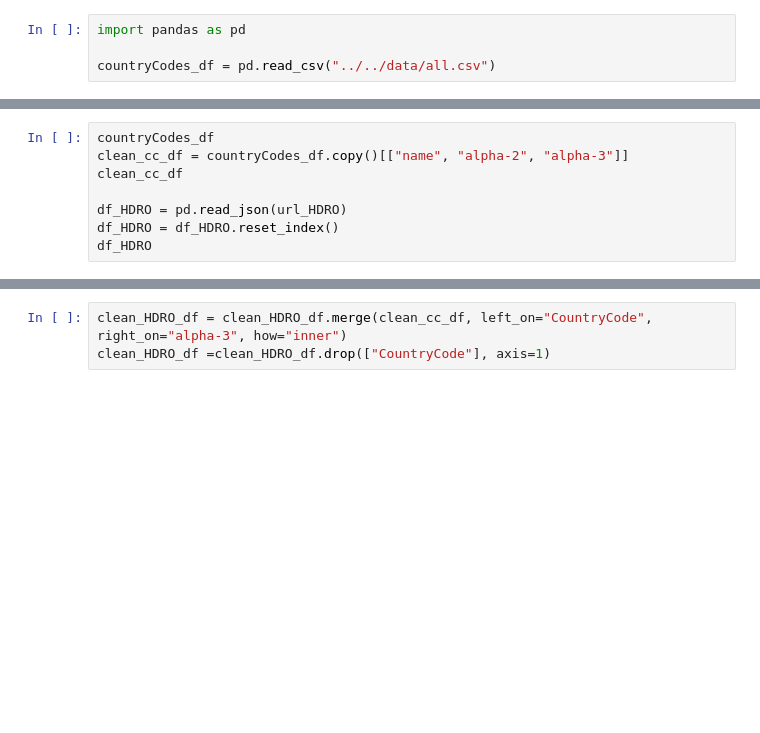
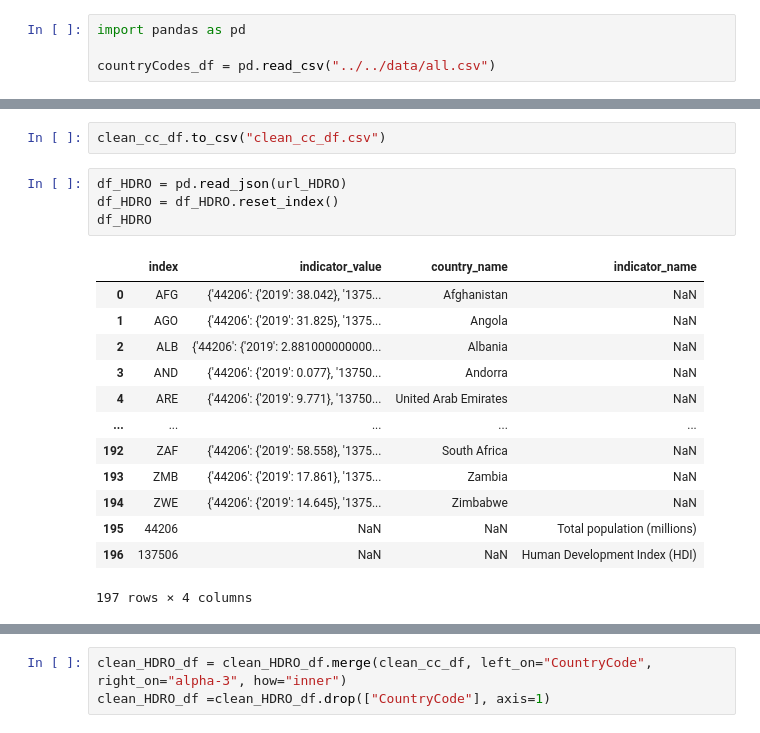
Before and after one commit to P219-C/2_project-visualization, a Jupyter notebook: static/python/project2_notebook.ipynb, the cells around one changed output, grey strips where cells are left out. Cells and saved outputs as stored; diff of their text form; blank space fills up the shorter version.

```diff
--- a/static/python/project2_notebook.ipynb
+++ b/static/python/project2_notebook.ipynb
@@ -31,11 +41,23 @@ countryCodes_df = pd.read_csv("../../data/all.csv")
+# %%
+clean_cc_df.to_csv("clean_cc_df.csv")
 # %%
-countryCodes_df
-clean_cc_df = countryCodes_df.copy()[["name", "alpha-2", "alpha-3"]]
-clean_cc_df
-
 df_HDRO = pd.read_json(url_HDRO)
 df_HDRO = df_HDRO.reset_index()
 df_HDRO
+# %% [output]
+|  | index | indicator_value | country_name | indicator_name |
+| 0 | AFG | {'44206': {'2019': 38.042}, '1375... | Afghanistan | NaN |
+| 1 | AGO | {'44206': {'2019': 31.825}, '1375... | Angola | NaN |
+| 2 | ALB | {'44206': {'2019': 2.881000000000... | Albania | NaN |
+| 3 | AND | {'44206': {'2019': 0.077}, '13750... | Andorra | NaN |
+| 4 | ARE | {'44206': {'2019': 9.771}, '13750... | United Arab Emirates | NaN |
+| ... | ... | ... | ... | ... |
+| 192 | ZAF | {'44206': {'2019': 58.558}, '1375... | South Africa | NaN |
+| 193 | ZMB | {'44206': {'2019': 17.861}, '1375... | Zambia | NaN |
+| 194 | ZWE | {'44206': {'2019': 14.645}, '1375... | Zimbabwe | NaN |
+| 195 | 44206 | NaN | NaN | Total population (millions) |
+| 196 | 137506 | NaN | NaN | Human Development Index (HDI) |
+197 rows × 4 columns
 # %%
 clean_HDRO_df = pd.DataFrame(columns=['CountryName', 'CountryCode', 'HDI', "TotalPopulation"])
 # clean_HDRO_df
```
Also changed, not shown: parts of 9 cells of this notebook.
